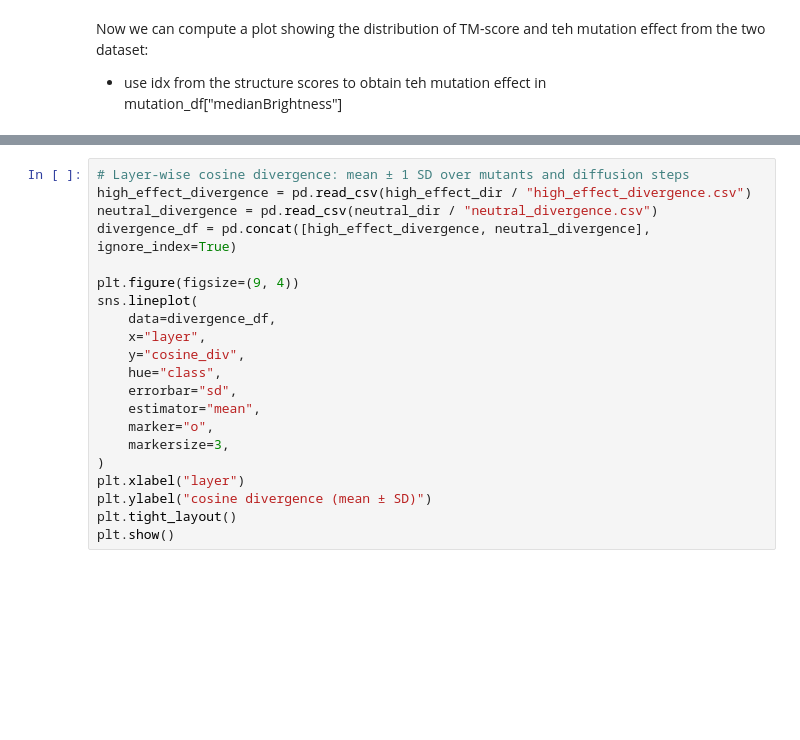
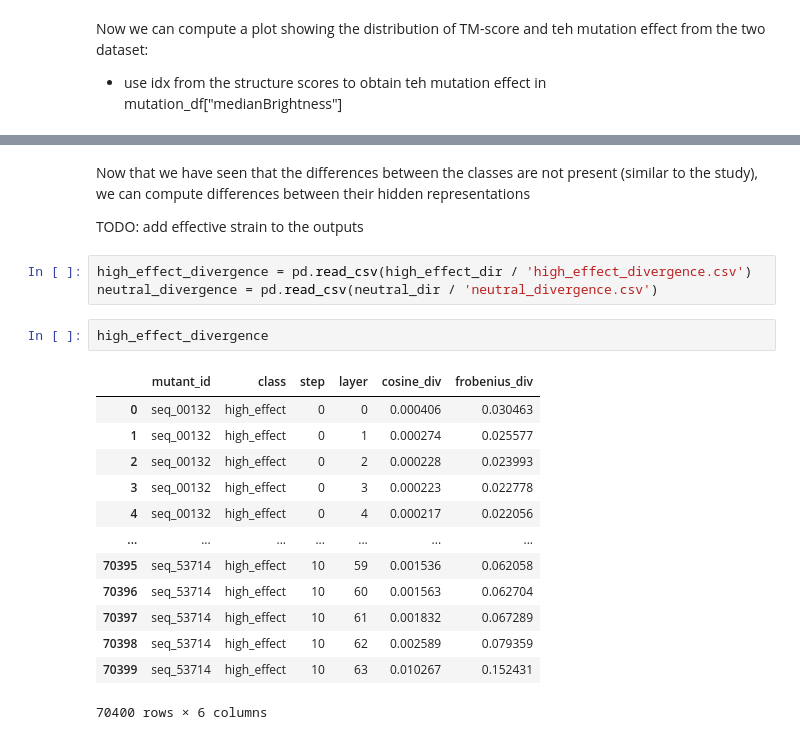
Before and after one commit to Thomasbush9/protein_interpretability, a Jupyter notebook: src/protein_interpretability/notebooks/analysis.ipynb, the cells around one changed output, grey strips where cells are left out. Drawn from its saved outputs; the diff is of its cells as text; blank space fills up the shorter version.

```diff
--- a/src/protein_interpretability/notebooks/analysis.ipynb
+++ b/src/protein_interpretability/notebooks/analysis.ipynb
@@ -87,21 +87,23 @@ plt.show()
+# %% [markdown]
+Now that we have seen that the differences between the classes are not present (similar to the study), we can compute differences between their hidden representations
+
+TODO: add effective strain to the outputs
 # %%
-# Layer-wise cosine divergence: mean ± 1 SD over mutants and diffusion steps
-high_effect_divergence = pd.read_csv(high_effect_dir / "high_effect_divergence.csv")
-neutral_divergence = pd.read_csv(neutral_dir / "neutral_divergence.csv")
-divergence_df = pd.concat([high_effect_divergence, neutral_divergence], ignore_index=True)
-
-plt.figure(figsize=(9, 4))
-sns.lineplot(
-    data=divergence_df,
-    x="layer",
-    y="cosine_div",
-    hue="class",
-    errorbar="sd",
-    estimator="mean",
-    marker="o",
-    markersize=3,
-)
-plt.xlabel("layer")
-plt.ylabel("cosine divergence (mean ± SD)")
-plt.tight_layout()
-plt.show()
+high_effect_divergence = pd.read_csv(high_effect_dir / 'high_effect_divergence.csv')
+neutral_divergence = pd.read_csv(neutral_dir / 'neutral_divergence.csv')
+# %%
+high_effect_divergence
+# %% [output]
+|  | mutant_id | class | step | layer | cosine_div | frobenius_div |
+| 0 | seq_00132 | high_effect | 0 | 0 | 0.000406 | 0.030463 |
+| 1 | seq_00132 | high_effect | 0 | 1 | 0.000274 | 0.025577 |
+| 2 | seq_00132 | high_effect | 0 | 2 | 0.000228 | 0.023993 |
+| 3 | seq_00132 | high_effect | 0 | 3 | 0.000223 | 0.022778 |
+| 4 | seq_00132 | high_effect | 0 | 4 | 0.000217 | 0.022056 |
+| ... | ... | ... | ... | ... | ... | ... |
+| 70395 | seq_53714 | high_effect | 10 | 59 | 0.001536 | 0.062058 |
+| 70396 | seq_53714 | high_effect | 10 | 60 | 0.001563 | 0.062704 |
+| 70397 | seq_53714 | high_effect | 10 | 61 | 0.001832 | 0.067289 |
+| 70398 | seq_53714 | high_effect | 10 | 62 | 0.002589 | 0.079359 |
+| 70399 | seq_53714 | high_effect | 10 | 63 | 0.010267 | 0.152431 |
+70400 rows × 6 columns
```
Also changed, not shown: parts of 14 cells of this notebook, 5 other files.
